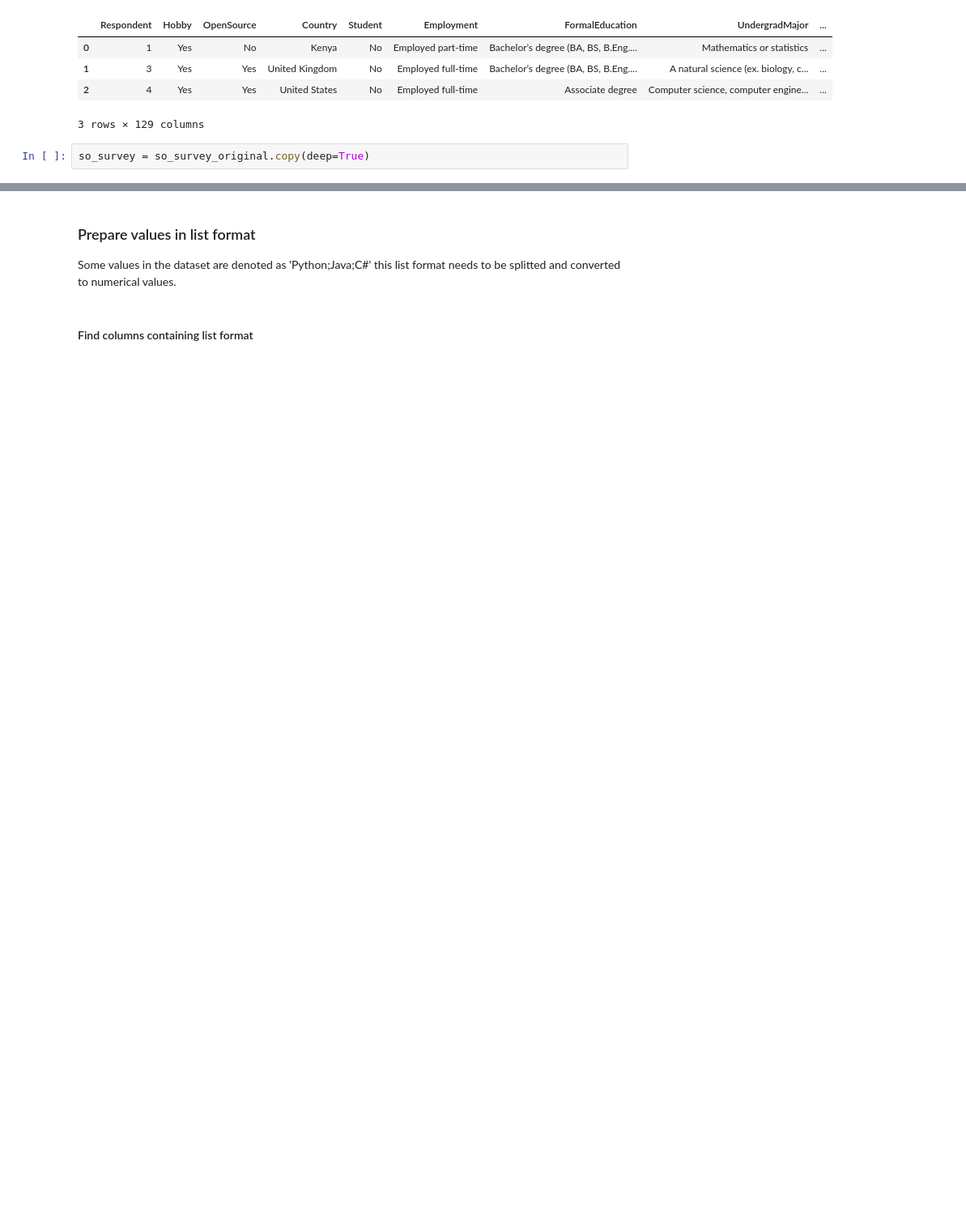
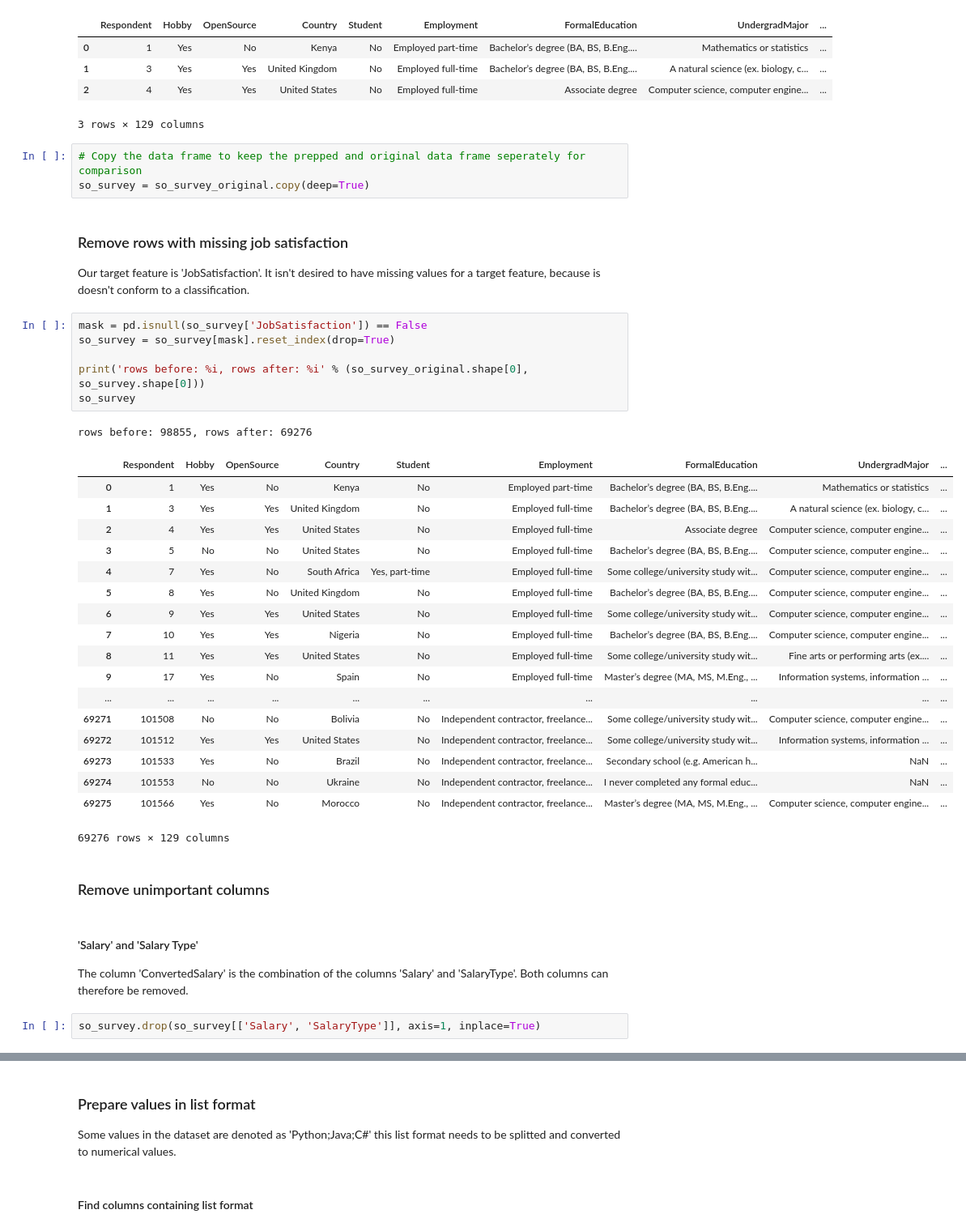
Before and after one commit to Vidovitsch/stack-overflow-survey-model, a Jupyter notebook: dataset_prep.ipynb, the cells around one changed output, grey strips where cells are left out. Shown at 81% size. Saved outputs shown, nothing was run; the diff lists cells and outputs as text; blank space fills up the shorter version.

```diff
--- a/dataset_prep.ipynb
+++ b/dataset_prep.ipynb
@@ -17,5 +18,42 @@ so_survey_original.head(3)
 | 1 | 3 | Yes | Yes | United Kingdom | No | Employed full-time | Bachelor’s degree (BA, BS, B.Eng.... | A natural science (ex. biology, c... | ... |
 | 2 | 4 | Yes | Yes | United States | No | Employed full-time | Associate degree | Computer science, computer engine... | ... |
 3 rows × 129 columns
-# %%
-so_survey = so_survey_original.copy(deep=True)
+# %%
+# Copy the data frame to keep the prepped and original data frame seperately for comparison
+so_survey = so_survey_original.copy(deep=True)
+# %% [markdown]
+### Remove rows with missing job satisfaction
+Our target feature is 'JobSatisfaction'. It isn't desired to have missing values for a target feature, because is doesn't conform to a classification.
+# %%
+mask = pd.isnull(so_survey['JobSatisfaction']) == False
+so_survey = so_survey[mask].reset_index(drop=True)
+
+print('rows before: %i, rows after: %i' % (so_survey_original.shape[0], so_survey.shape[0]))
+so_survey
+# %% [output]
+rows before: 98855, rows after: 69276
+|  | Respondent | Hobby | OpenSource | Country | Student | Employment | FormalEducation | UndergradMajor | ... |
+| 0 | 1 | Yes | No | Kenya | No | Employed part-time | Bachelor’s degree (BA, BS, B.Eng.... | Mathematics or statistics | ... |
+| 1 | 3 | Yes | Yes | United Kingdom | No | Employed full-time | Bachelor’s degree (BA, BS, B.Eng.... | A natural science (ex. biology, c... | ... |
+| 2 | 4 | Yes | Yes | United States | No | Employed full-time | Associate degree | Computer science, computer engine... | ... |
+| 3 | 5 | No | No | United States | No | Employed full-time | Bachelor’s degree (BA, BS, B.Eng.... | Computer science, computer engine... | ... |
+| 4 | 7 | Yes | No | South Africa | Yes, part-time | Employed full-time | Some college/university study wit... | Computer science, computer engine... | ... |
+| 5 | 8 | Yes | No | United Kingdom | No | Employed full-time | Bachelor’s degree (BA, BS, B.Eng.... | Computer science, computer engine... | ... |
+| 6 | 9 | Yes | Yes | United States | No | Employed full-time | Some college/university study wit... | Computer science, computer engine... | ... |
+| 7 | 10 | Yes | Yes | Nigeria | No | Employed full-time | Bachelor’s degree (BA, BS, B.Eng.... | Computer science, computer engine... | ... |
+| 8 | 11 | Yes | Yes | United States | No | Employed full-time | Some college/university study wit... | Fine arts or performing arts (ex.... | ... |
+| 9 | 17 | Yes | No | Spain | No | Employed full-time | Master’s degree (MA, MS, M.Eng., ... | Information systems, information ... | ... |
+| ... | ... | ... | ... | ... | ... | ... | ... | ... | ... |
+| 69271 | 101508 | No | No | Bolivia | No | Independent contractor, freelance... | Some college/university study wit... | Computer science, computer engine... | ... |
+| 69272 | 101512 | Yes | Yes | United States | No | Independent contractor, freelance... | Some college/university study wit... | Information systems, information ... | ... |
+| 69273 | 101533 | Yes | No | Brazil | No | Independent contractor, freelance... | Secondary school (e.g. American h... | NaN | ... |
+| 69274 | 101553 | No | No | Ukraine | No | Independent contractor, freelance... | I never completed any formal educ... | NaN | ... |
+| 69275 | 101566 | Yes | No | Morocco | No | Independent contractor, freelance... | Master’s degree (MA, MS, M.Eng., ... | Computer science, computer engine... | ... |
+69276 rows × 129 columns
+# %% [markdown]
+### Remove unimportant columns
+# %% [markdown]
+#### 'Salary' and 'Salary Type'
+The column 'ConvertedSalary' is the combination of the columns 'Salary' and 'SalaryType'. Both columns can therefore be removed.
+# %%
+so_survey.drop(so_survey[['Salary', 'SalaryType']], axis=1, inplace=True)
```
Also changed, not shown: parts of 17 cells of this notebook.
